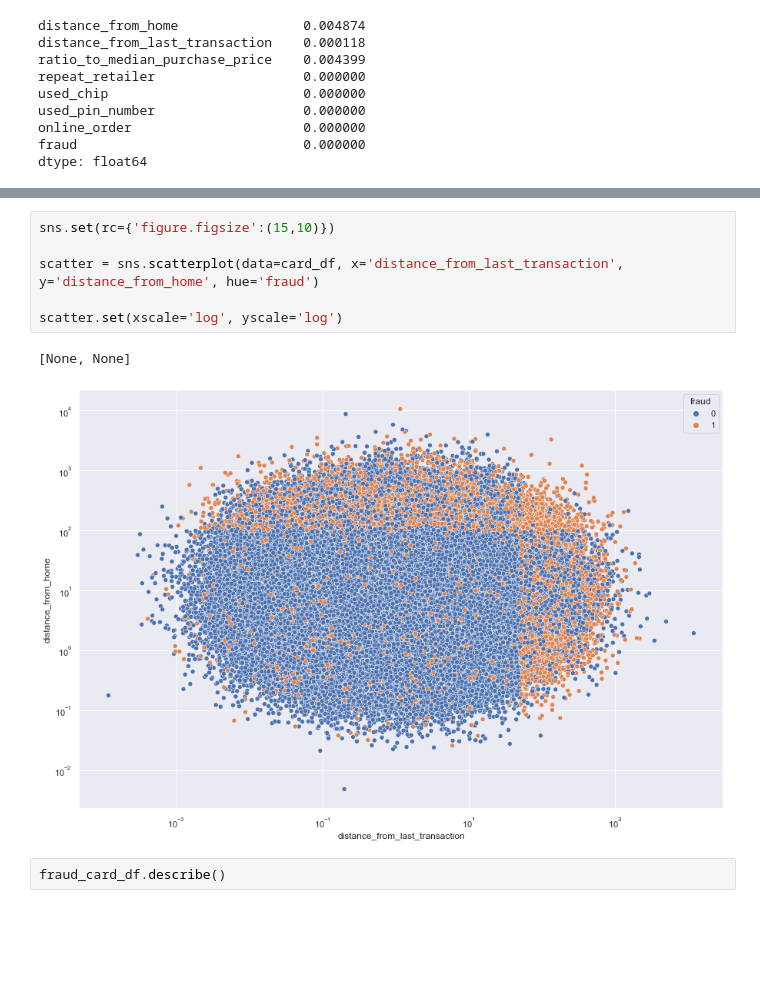
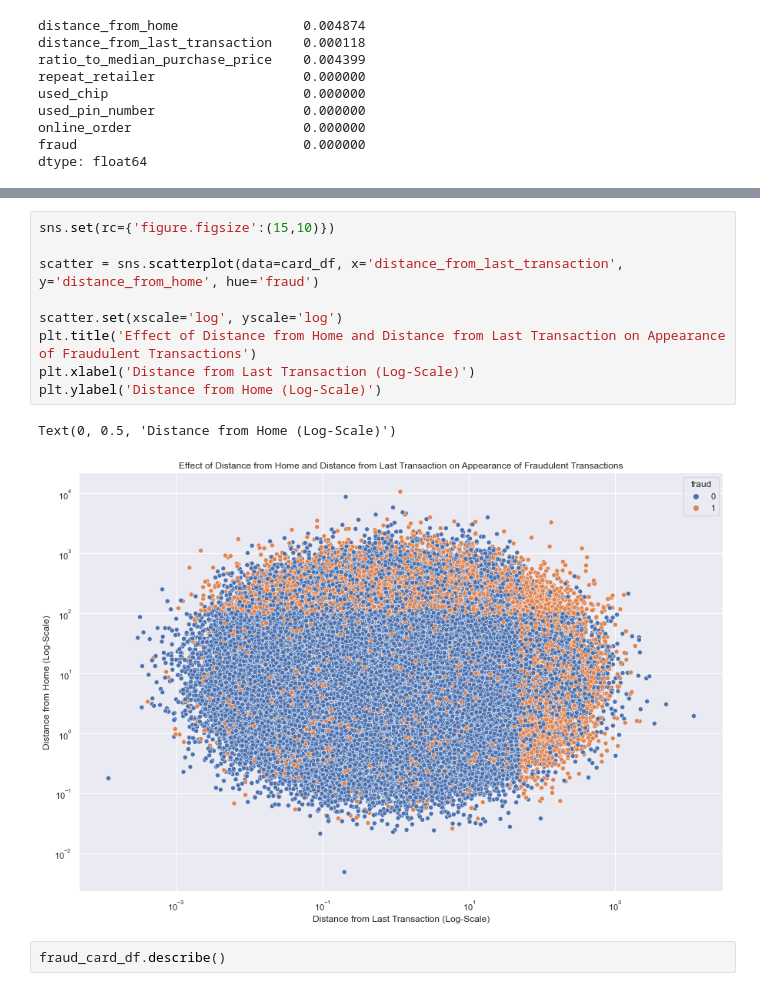
Before and after one commit to Sreevatsa03/credit-card-fraud-detection, a Jupyter notebook: card_EDA.ipynb, the cells around one changed output, grey strips where cells are left out. Cells and saved outputs as stored; diff of their text form; blank space fills up the shorter version.

```diff
--- a/card_EDA.ipynb
+++ b/card_EDA.ipynb
@@ -79,12 +80,15 @@ fraud_card_df.head()
 # %%
 sns.set(rc={'figure.figsize':(15,10)})
 
 scatter = sns.scatterplot(data=card_df, x='distance_from_last_transaction', y='distance_from_home', hue='fraud')
 
 scatter.set(xscale='log', yscale='log')
+plt.title('Effect of Distance from Home and Distance from Last Transaction on Appearance of Fraudulent Transactions')
+plt.xlabel('Distance from Last Transaction (Log-Scale)')
+plt.ylabel('Distance from Home (Log-Scale)')
 # %% [output]
-[None, None]
+Text(0, 0.5, 'Distance from Home (Log-Scale)')
-[figure, old version]
+[figure, new version]
 # %%
 fraud_card_df.describe()
 # %% [output]
```
Also changed, not shown: parts of 4 cells of this notebook.
